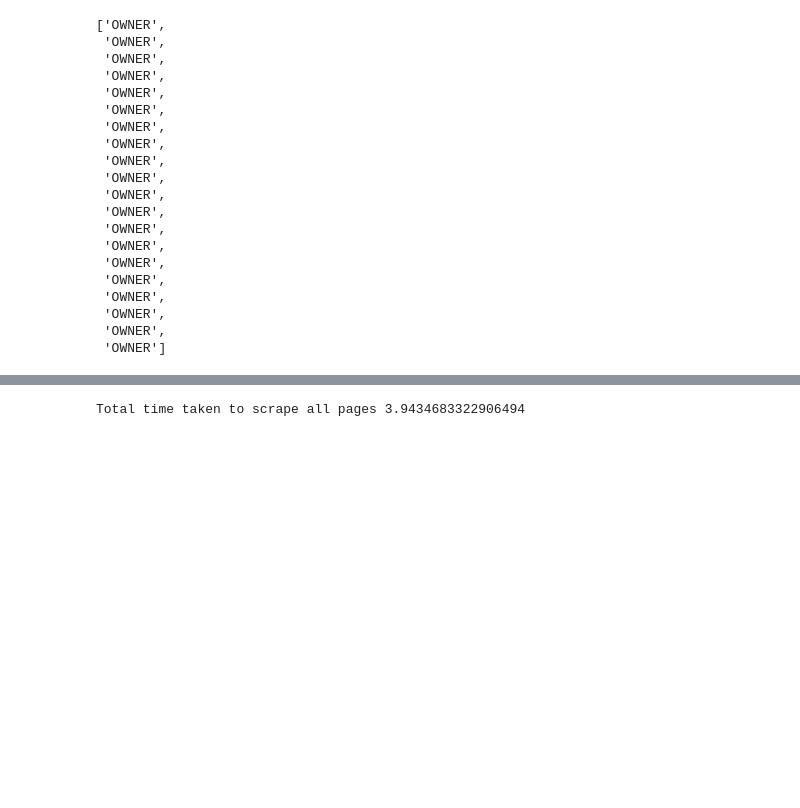
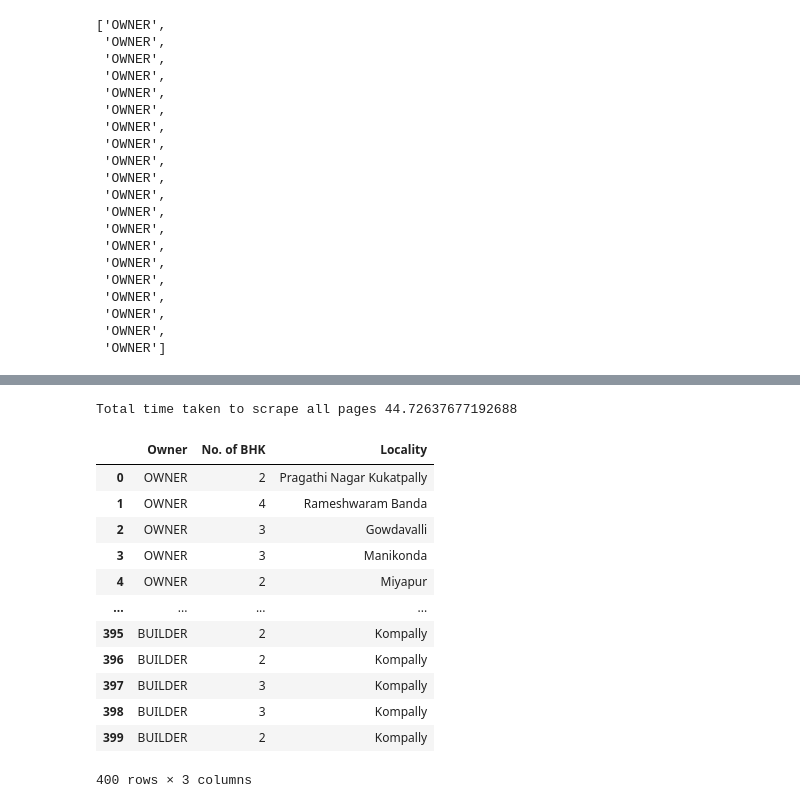
Before and after one commit to sindhu637/projects, a Jupyter notebook: webscraping.ipynb, the cells around one changed output, grey strips where cells are left out. Saved outputs shown, nothing was run; the diff lists cells and outputs as text; code cells hidden in the pictures; blank space fills up the shorter version.

```diff
--- a/webscraping.ipynb
+++ b/webscraping.ipynb
@@ -262,5 +262,7 @@ B
 # %%
 import time
+import pandas as pd
+
 from IPython.display import clear_output
 
 base_url = 'https://www.makaan.com/hyderabad-residential-property/buy-property-in-hyderabad-city?page='
@@ -270,7 +272,7 @@ bhk = []
 local = []
 
 start_time = time.time()
-for i in range(1,10):
+for i in range(1,21):
   page = i
   print(f'going for {page}')
 
@@ -280,26 +282,47 @@ for i in range(1,10):
 
   url = base_url+str(i)
 
-response = requests.get(url)
+  response = requests.get(url)
 
 
-soup = BeautifulSoup(response.text,'html.parser')
-s_info = soup.find_all('span',attrs= {'class' : 'seller-type'})
+  soup = BeautifulSoup(response.text,'html.parser')
+  s_info = soup.find_all('span',attrs= {'class' : 'seller-type'})
 
 
-for s in s_info:
-  seller_info.append(s.text)
+  for s in s_info:
+    seller_info.append(s.text)
 
 
-a_tag = soup.find_all('a',attrs={'class' : 'typelink'})
-for a in a_tag:
-  bhk.append(a.span.text)
+  a_tag = soup.find_all('a',attrs={'class' : 'typelink'})
+  for a in a_tag:
+    bhk.append(a.span.text)
 
-l_tag = soup.find_all('span',attrs={'itemprop' : 'addressLocality'})
-for l in l_tag:
-  local.append(l.text)
+  l_tag = soup.find_all('span',attrs={'itemprop' : 'addressLocality'})
+  for l in l_tag:
+    local.append(l.text)
 
-end_time = time.time()
-print(f'Total time taken to scrape all pages {end_time - start_time}')
+  end_time = time.time()
+  print(f'Total time taken to scrape all pages {end_time - start_time}')
 # %% [output]
-Total time taken to scrape all pages 3.9434683322906494
+Total time taken to scrape all pages 44.72637677192688
+# %%
+import pandas as pd
+df=pd.DataFrame({'Owner' : seller_info,
+              'No. of BHK' : bhk,
+              'Locality' : local,
+              })
+df
+# %% [output]
+|  | Owner | No. of BHK | Locality |
+| 0 | OWNER | 2 | Pragathi Nagar Kukatpally |
+| 1 | OWNER | 4 | Rameshwaram Banda |
+| 2 | OWNER | 3 | Gowdavalli |
+| 3 | OWNER | 3 | Manikonda |
+| 4 | OWNER | 2 | Miyapur |
+| ... | ... | ... | ... |
+| 395 | BUILDER | 2 | Kompally |
+| 396 | BUILDER | 2 | Kompally |
+| 397 | BUILDER | 3 | Kompally |
+| 398 | BUILDER | 3 | Kompally |
+| 399 | BUILDER | 2 | Kompally |
+400 rows × 3 columns
```
Also changed, not shown: parts of 8 cells of this notebook.
